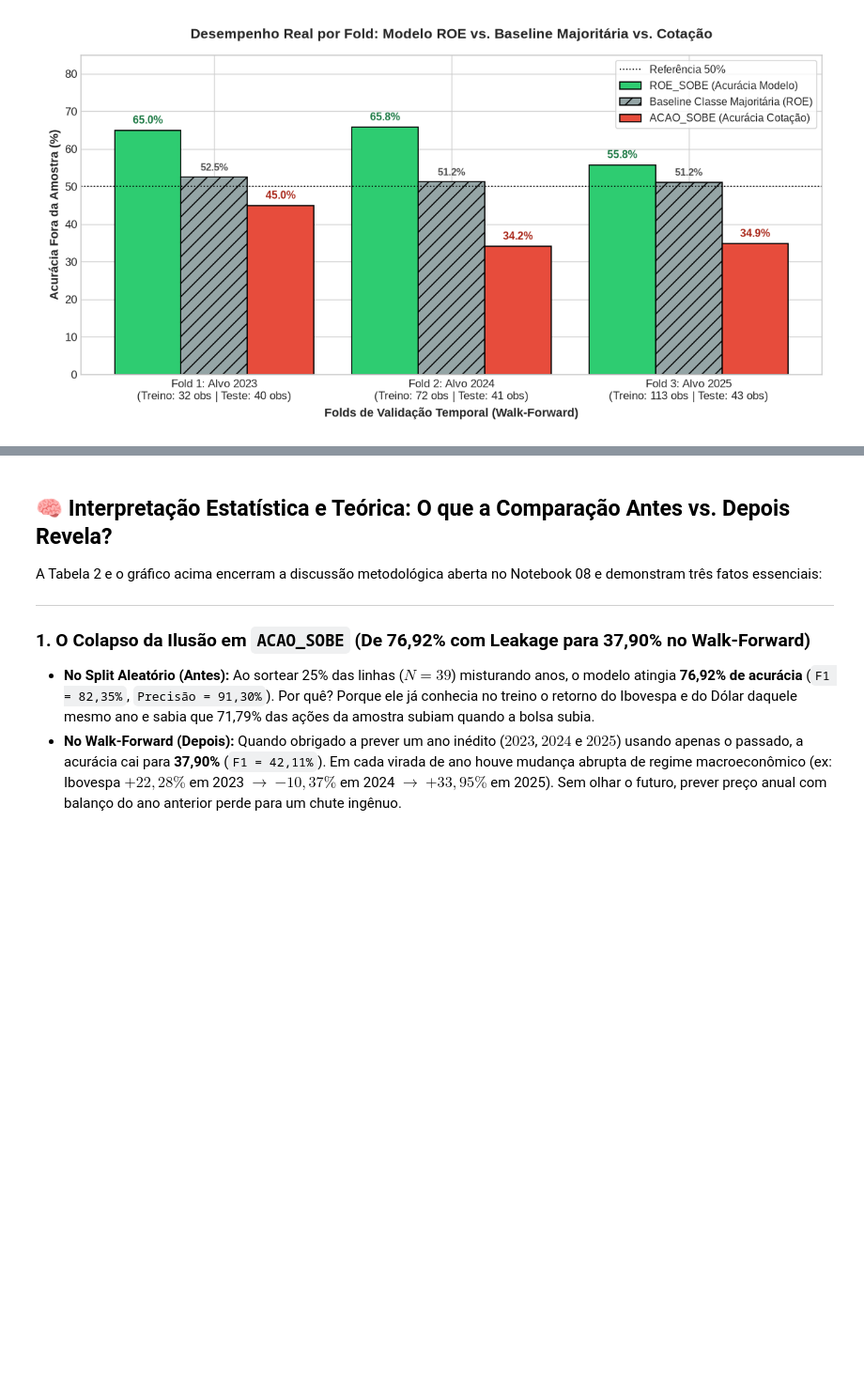
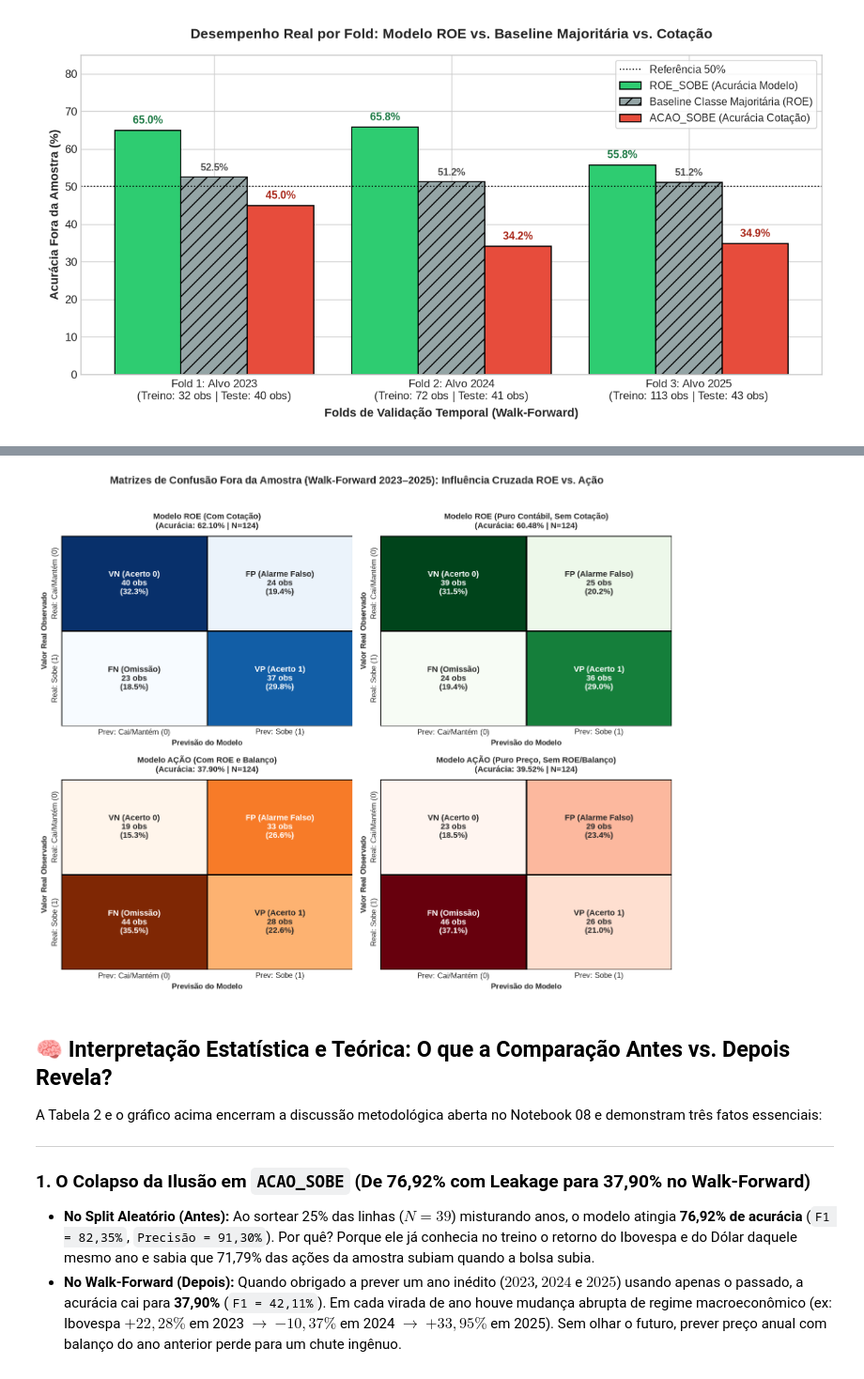
Before and after one commit to StylishGH/Empresas-B3-analise-de-dados, a Jupyter notebook: notebook/09_exploracao.ipynb, the cells around one changed output, grey strips where cells are left out. Shown at 94% size. Drawn from its saved outputs; the diff is of its cells as text; code cells hidden in the pictures; blank space fills up the shorter version.

Commit message:
feat(ml): add ROE vs Stock Price feature ablation study and 2x2 Confusion Matrix heatmaps in 09

```diff
--- a/notebook/09_exploracao.ipynb
+++ b/notebook/09_exploracao.ipynb
@@ -323,3 +323,97 @@ plt.tight_layout()
 plt.show()
 # %% [output]
 [figure]
+# %%
+import seaborn as sns
+
+# ==============================================================================
+# 1. TESTE SEPARADO (ABLAÇÃO DE FEATURES): O ROE INFLUENCIA A AÇÃO E VICE-VERSA?
+# ==============================================================================
+features_roe_puro = ['LUCRO_LIQUIDO_BI', 'PATRIMONIO_LIQUIDO_BI', 'ROE'] + cluster_cols + macro_cols
+features_acao_puro = ['COTACAO_FINAL_ANO'] + cluster_cols + macro_cols
+
+experimentos = [
+    ('Modelo ROE (Com Cotação)', features, 'ROE_SOBE'),
+    ('Modelo ROE (Puro Contábil, Sem Cotação)', features_roe_puro, 'ROE_SOBE'),
+    ('Modelo AÇÃO (Com ROE e Balanço)', features, 'ACAO_SOBE'),
+    ('Modelo AÇÃO (Puro Preço, Sem ROE/Balanço)', features_acao_puro, 'ACAO_SOBE'),
+]
+
+resultados_ablacao = []
+matrizes_guardadas = {}
+
+for nome_exp, cols_exp, alvo_exp in experimentos:
+    yt_all, yp_all = [], []
+    for ano_alvo in [2023, 2024, 2025]:
+        tr = df_modelo[df_modelo['ANO_ALVO'] < ano_alvo]
+        te = df_modelo[df_modelo['ANO_ALVO'] == ano_alvo]
+
+        mod = Pipeline([
+            ('scaler', StandardScaler()),
+            ('rf', RandomForestClassifier(
+                n_estimators=100, max_depth=4, min_samples_split=5,
+                random_state=42, class_weight='balanced'
+            ))
+        ])
+        mod.fit(tr[cols_exp], tr[alvo_exp])
+        pr = mod.predict(te[cols_exp])
+        yt_all.extend(te[alvo_exp])
+        yp_all.extend(pr)
+
+    cm = confusion_matrix(yt_all, yp_all)
+    matrizes_guardadas[nome_exp] = cm
+    tn, fp, fn, tp = cm.ravel()
+
+    resultados_ablacao.append({
+        'Experimento': nome_exp,
+        'Alvo': alvo_exp,
+        'N_Features': len(cols_exp),
+        'Acuracia': f"{accuracy_score(yt_all, yp_all):.2%}",
+        'Precisao': f"{precision_score(yt_all, yp_all):.2%}",
+        'Recall': f"{recall_score(yt_all, yp_all):.2%}",
+        'F1_Score': f"{f1_score(yt_all, yp_all):.2%}",
+        'Matriz_Confusao': f"[[{tn}, {fp}], [{fn}, {tp}]]"
+    })
+
+df_ablacao = pd.DataFrame(resultados_ablacao)
+print("🔬 TABELA 3 — TESTE DE INFLUÊNCIA CRUZADA (ABLAÇÃO DE FEATURES ENTRE ROE E COTAÇÃO):")
+print(df_ablacao.to_string(index=False))
+
+# ==============================================================================
+# 2. GRÁFICO DAS MATRIZES DE CONFUSÃO (ACUMULADO WALK-FORWARD N=124)
+# ==============================================================================
+fig_cm, axes = plt.subplots(2, 2, figsize=(12, 9.5))
+
+titulos_cm = [
+    ('Modelo ROE (Com Cotação)', 'Blues', ['Cai/Mantém (0)', 'Sobe (1)']),
+    ('Modelo ROE (Puro Contábil, Sem Cotação)', 'Greens', ['Cai/Mantém (0)', 'Sobe (1)']),
+    ('Modelo AÇÃO (Com ROE e Balanço)', 'Oranges', ['Cai/Mantém (0)', 'Sobe (1)']),
+    ('Modelo AÇÃO (Puro Preço, Sem ROE/Balanço)', 'Reds', ['Cai/Mantém (0)', 'Sobe (1)'])
+]
+
+for ax, (chave, cmap_name, labels_classe) in zip(axes.ravel(), titulos_cm):
+    cm_plot = matrizes_guardadas[chave]
+    cm_pct = cm_plot / cm_plot.sum() * 100
+
+    # Rótulos combinando contagem absoluta e percentual do total (N=124)
+    annot_matrix = np.empty_like(cm_plot, dtype=object)
+    tipos = [['VN (Acerto 0)', 'FP (Alarme Falso)'], ['FN (Omissão)', 'VP (Acerto 1)']]
+    for i in range(2):
+        for j in range(2):
+            annot_matrix[i, j] = f"{tipos[i][j]}\n{cm_plot[i, j]} obs\n({cm_pct[i, j]:.1f}%)"
+
+    sns.heatmap(
+        cm_plot, annot=annot_matrix, fmt='', cmap=cmap_name, cbar=False, ax=ax,
+        xticklabels=[f"Prev: {l}" for l in labels_classe],
+        yticklabels=[f"Real: {l}" for l in labels_classe],
+        annot_kws={'size': 10.5, 'weight': 'bold'}, linewidths=1.5, linecolor='black'
+    )
+    acc_val = np.trace(cm_plot) / np.sum(cm_plot) * 100
+    ax.set_title(f"{chave}\n(Acurácia: {acc_val:.2f}% | N=124)", fontsize=11, fontweight='bold', pad=10)
+    ax.set_xlabel('Previsão do Modelo', fontsize=10, fontweight='bold')
+    ax.set_ylabel('Valor Real Observado', fontsize=10, fontweight='bold')
+
+plt.suptitle('Matrizes de Confusão Fora da Amostra (Walk-Forward 2023–2025): Influência Cruzada ROE vs. Ação', fontsize=13.5, fontweight='bold', y=1.02)
+plt.tight_layout()
+plt.show()
+# %% [output]
@@ -326,3 +426,4 @@ plt.show()
+[figure, added]
 # %% [markdown]
 ## 🧠 Interpretação Estatística e Teórica: O que a Comparação Antes vs. Depois Revela?
 
```
Also changed, not shown: parts of 1 cell of this notebook, 1 other file.
